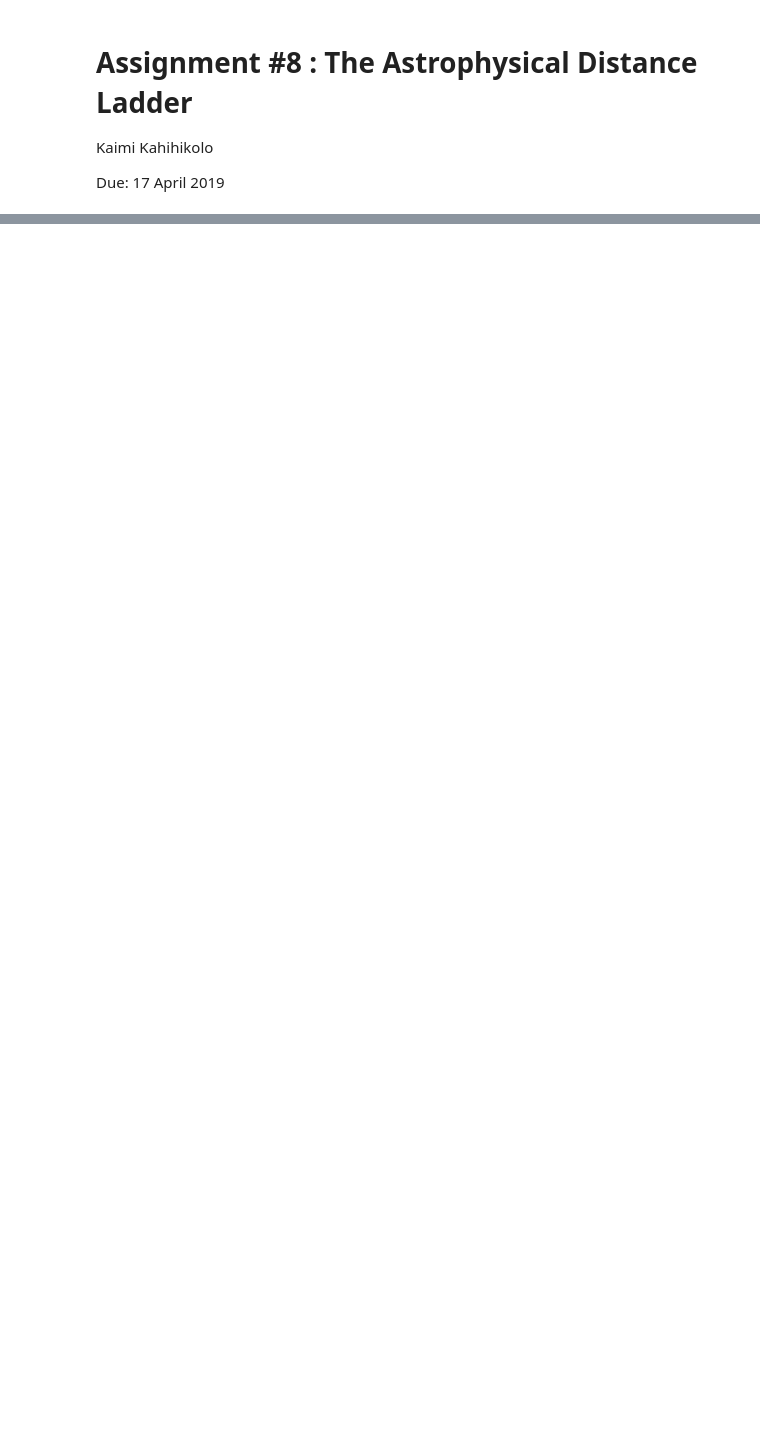
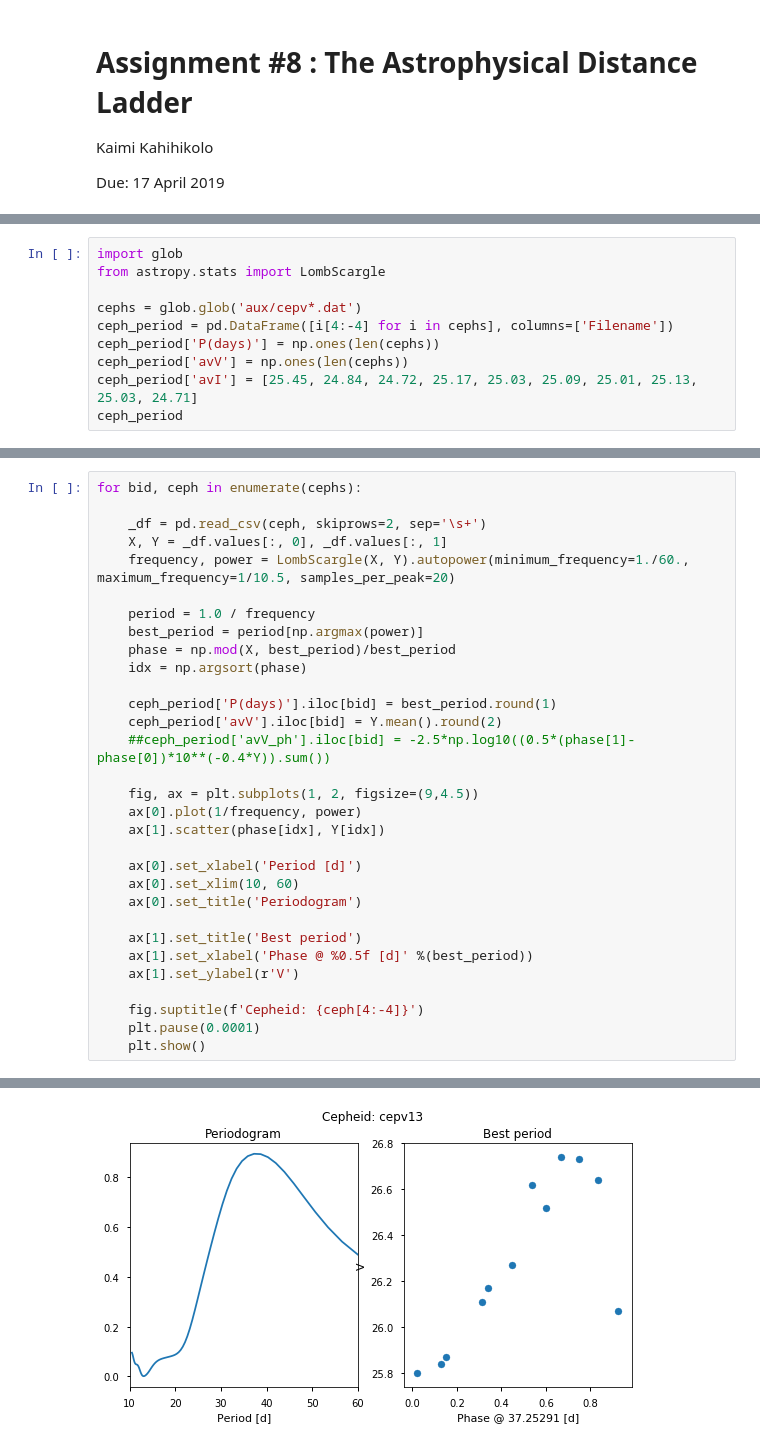
Before and after one commit to kaimibk/School, a Jupyter notebook: ASTR_423/A8/A8.ipynb, the cells around one changed output, grey strips where cells are left out. Drawn from its saved outputs; the diff is of its cells as text; blank space fills up the shorter version.

```diff
--- a/ASTR_423/A8/A8.ipynb
+++ b/ASTR_423/A8/A8.ipynb
@@ -40,0 +112,10 @@ df1.head()
+# %%
+import glob
+from astropy.stats import LombScargle
+
+cephs = glob.glob('aux/cepv*.dat')
+ceph_period = pd.DataFrame([i[4:-4] for i in cephs], columns=['Filename'])
+ceph_period['P(days)'] = np.ones(len(cephs))
+ceph_period['avV'] = np.ones(len(cephs))
+ceph_period['avI'] = [25.45, 24.84, 24.72, 25.17, 25.03, 25.09, 25.01, 25.13, 25.03, 24.71]
+ceph_period
@@ -40,0 +134,32 @@ df1.head()
+# %%
+for bid, ceph in enumerate(cephs):
+
+    _df = pd.read_csv(ceph, skiprows=2, sep='\s+')
+    X, Y = _df.values[:, 0], _df.values[:, 1]
+    frequency, power = LombScargle(X, Y).autopower(minimum_frequency=1./60., maximum_frequency=1/10.5, samples_per_peak=20)
+
+    period = 1.0 / frequency
+    best_period = period[np.argmax(power)]
+    phase = np.mod(X, best_period)/best_period
+    idx = np.argsort(phase)
+
+    ceph_period['P(days)'].iloc[bid] = best_period.round(1)
+    ceph_period['avV'].iloc[bid] = Y.mean().round(2)
+    ##ceph_period['avV_ph'].iloc[bid] = -2.5*np.log10((0.5*(phase[1]-phase[0])*10**(-0.4*Y)).sum())
+
+    fig, ax = plt.subplots(1, 2, figsize=(9,4.5))
+    ax[0].plot(1/frequency, power)
+    ax[1].scatter(phase[idx], Y[idx])
+
+    ax[0].set_xlabel('Period [d]')
+    ax[0].set_xlim(10, 60)
+    ax[0].set_title('Periodogram')
+
+    ax[1].set_title('Best period')
+    ax[1].set_xlabel('Phase @ %0.5f [d]' %(best_period))
+    ax[1].set_ylabel(r'V')
+
+    fig.suptitle(f'Cepheid: {ceph[4:-4]}')
+    plt.pause(0.0001)
+    plt.show()
+# %% [output]
@@ -40,0 +170 @@ df1.head()
+[figure, added]
```
Also changed, not shown: parts of 15 cells of this notebook.
